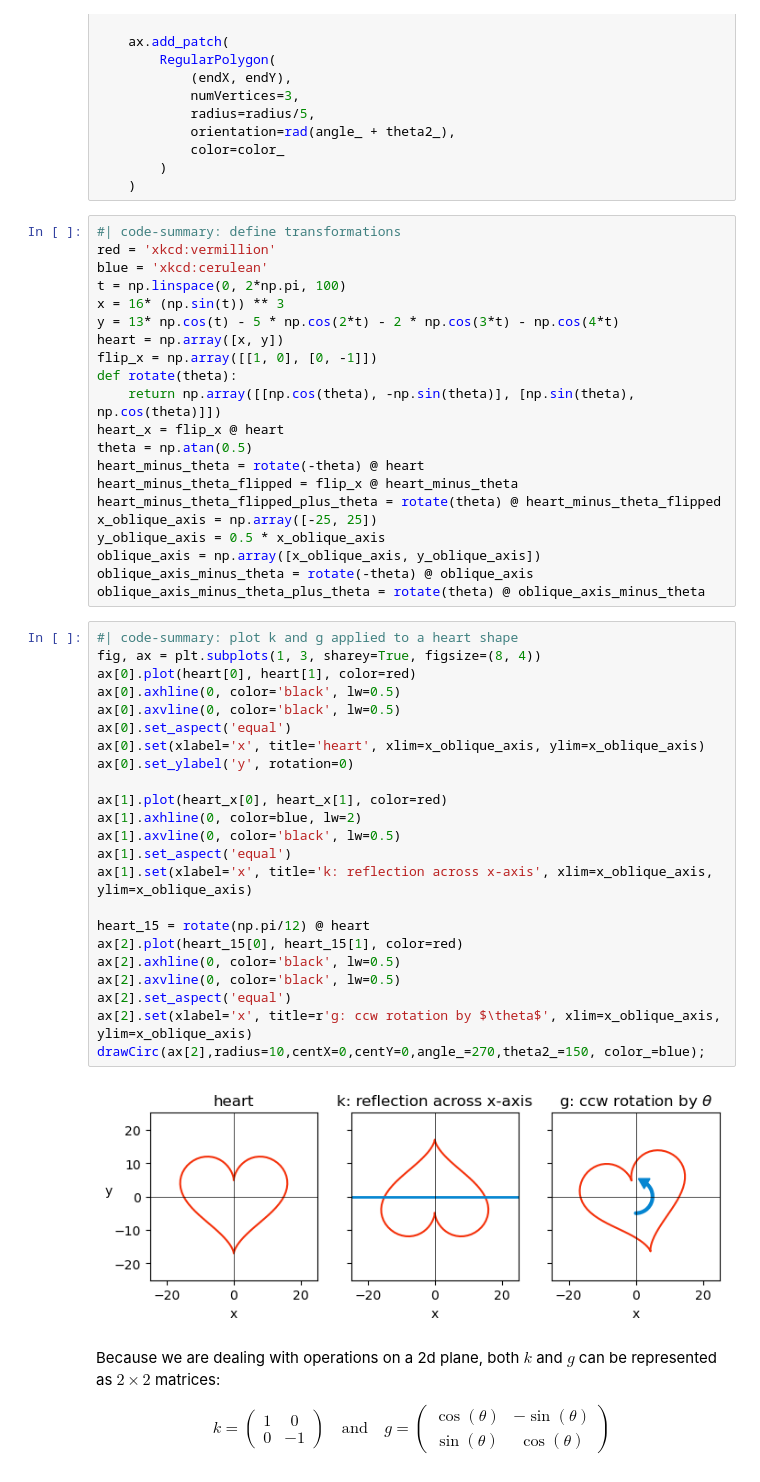
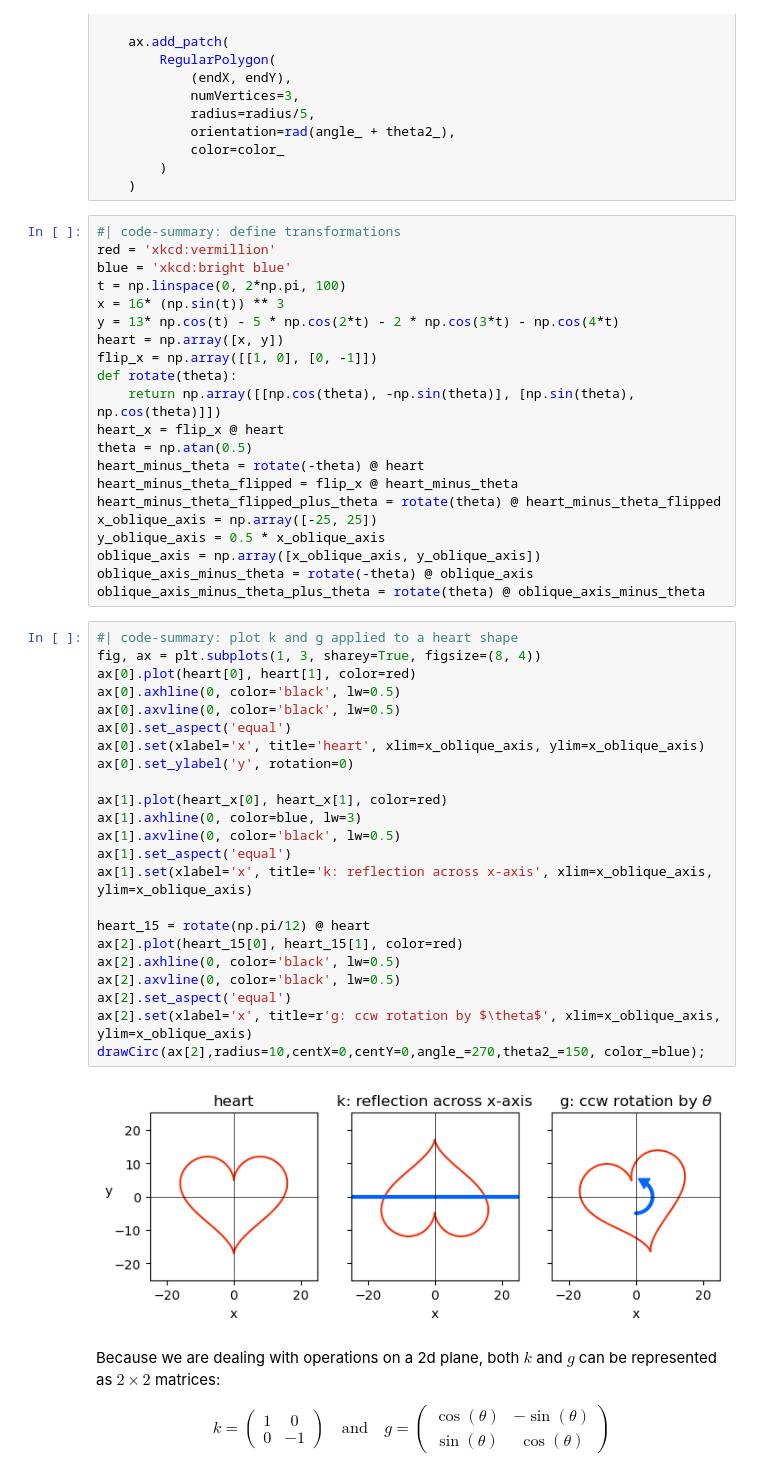
Before and after one commit to yairmau/double-cover, a Jupyter notebook: math_fundamentals/conjugation.ipynb, the cells around one changed output. Saved outputs shown, nothing was run; the diff lists cells and outputs as text.

```diff
--- a/math_fundamentals/conjugation.ipynb
+++ b/math_fundamentals/conjugation.ipynb
@@ -45,7 +45,7 @@ def drawCirc(ax,radius,centX,centY,angle_,theta2_,color_='black',linewidth=3):
 # %%
 #| code-summary: define transformations
 red = 'xkcd:vermillion'
-blue = 'xkcd:cerulean'
+blue = 'xkcd:bright blue'
 t = np.linspace(0, 2*np.pi, 100)
 x = 16* (np.sin(t)) ** 3
 y = 13* np.cos(t) - 5 * np.cos(2*t) - 2 * np.cos(3*t) - np.cos(4*t)
@@ -66,28 +66,28 @@ oblique_axis_minus_theta_plus_theta = rotate(theta) @ oblique_axis_minus_theta
 # %%
 #| code-summary: plot k and g applied to a heart shape
 fig, ax = plt.subplots(1, 3, sharey=True, figsize=(8, 4))
 ax[0].plot(heart[0], heart[1], color=red)
 ax[0].axhline(0, color='black', lw=0.5)
 ax[0].axvline(0, color='black', lw=0.5)
 ax[0].set_aspect('equal')
 ax[0].set(xlabel='x', title='heart', xlim=x_oblique_axis, ylim=x_oblique_axis)
 ax[0].set_ylabel('y', rotation=0)
 
 ax[1].plot(heart_x[0], heart_x[1], color=red)
-ax[1].axhline(0, color=blue, lw=2)
+ax[1].axhline(0, color=blue, lw=3)
 ax[1].axvline(0, color='black', lw=0.5)
 ax[1].set_aspect('equal')
 ax[1].set(xlabel='x', title='k: reflection across x-axis', xlim=x_oblique_axis, ylim=x_oblique_axis)
 
 heart_15 = rotate(np.pi/12) @ heart
 ax[2].plot(heart_15[0], heart_15[1], color=red)
 ax[2].axhline(0, color='black', lw=0.5)
 ax[2].axvline(0, color='black', lw=0.5)
 ax[2].set_aspect('equal')
 ax[2].set(xlabel='x', title=r'g: ccw rotation by $\theta$', xlim=x_oblique_axis, ylim=x_oblique_axis)
 drawCirc(ax[2],radius=10,centX=0,centY=0,angle_=270,theta2_=150, color_=blue);
 # %% [output]
-[figure, old version]
+[figure, new version]
 # %% [markdown]
 Because we are dealing with operations on a 2d plane, both $k$ and $g$ can be represented as $2\times2$ matrices:
 
```
Also changed, not shown: parts of 9 cells of this notebook, 6 other files.
